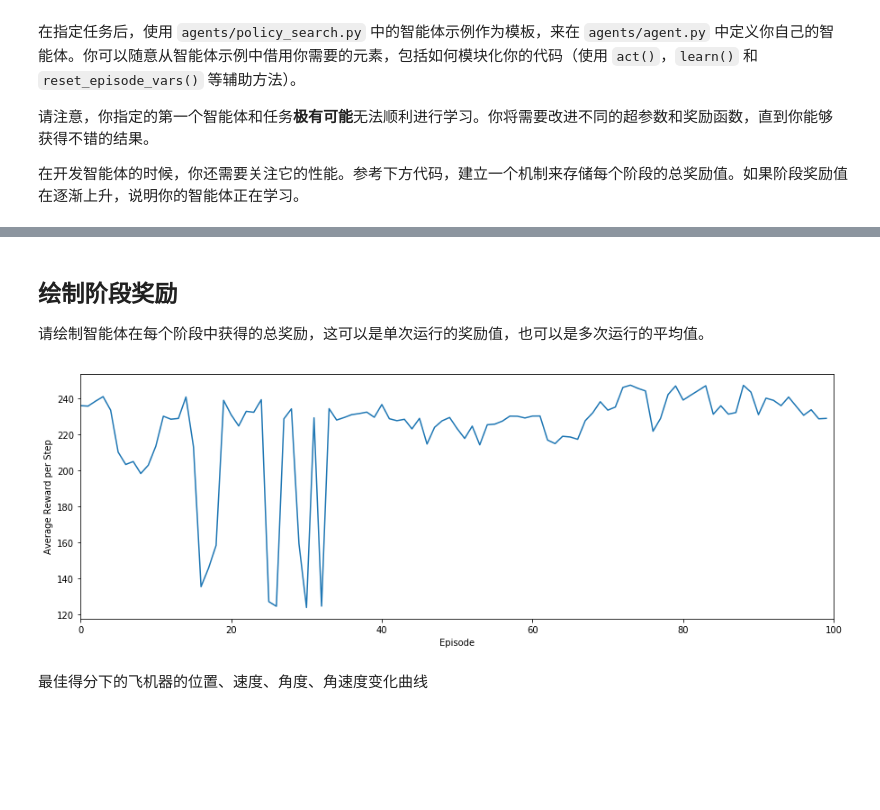
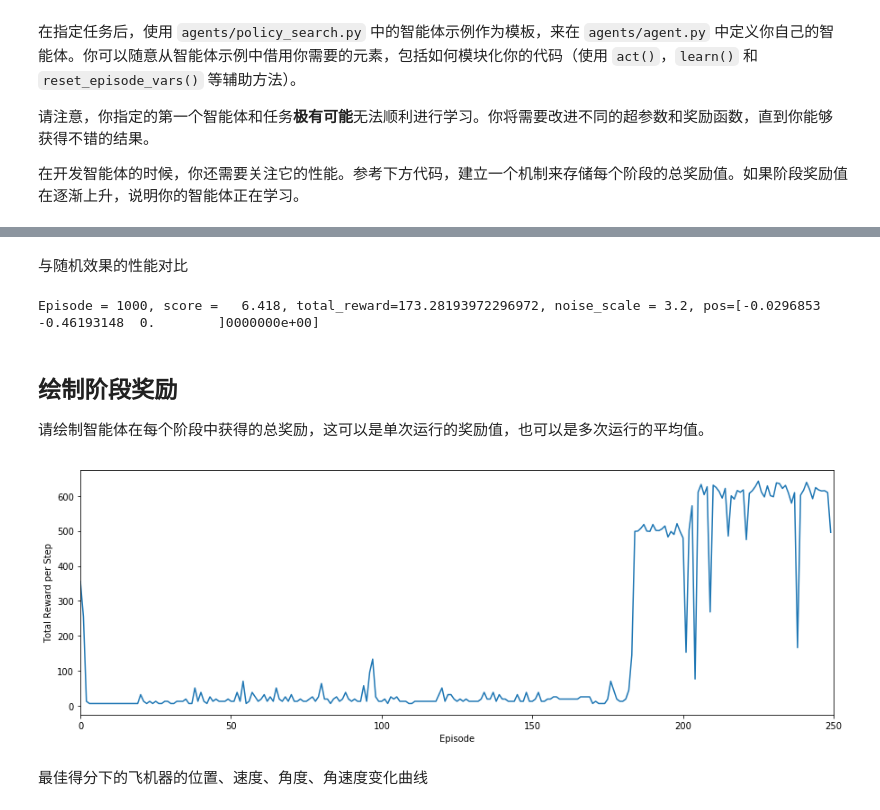
Before and after one commit to sevenhe716/cn-deep-learning, a Jupyter notebook: RL-Quadcopter-2/Quadcopter_Project.ipynb, the cells around one changed output, grey strips where cells are left out. Saved outputs shown, nothing was run; the diff lists cells and outputs as text; code cells hidden in the pictures; blank space fills up the shorter version.

```diff
--- a/RL-Quadcopter-2/Quadcopter_Project.ipynb
+++ b/RL-Quadcopter-2/Quadcopter_Project.ipynb
@@ -193,8 +190,9 @@ for i_episode in range(1, num_episodes+1):
         agent.step(reward, done)
         state = next_state
         if done:
-            print("\rEpisode = {:4d}, score = {:7.3f} (best = {:7.3f}), noise_scale = {}".format(
-                i_episode, agent.score, agent.best_score, agent.noise_scale), end="")  # [debug]
+#             agent.task.get_reward3(True)
+            print("\rEpisode = {:4d}, score = {:7.3f} (best = {:7.3f}), noise_scale = {}, pos={}".format(
+                i_episode, agent.score, agent.best_score, agent.noise_scale, agent.task.sim.pose[:3]), end="")  # [debug]
             break
     sys.stdout.flush()
 # %% [output]
@@ -312,3 +314,31 @@ last 10 episodes average score: 234.435
+# %% [markdown]
+与随机效果的性能对比
+# %%
+import sys
+import pandas as pd
+from agents.policy_search import PolicySearch_Agent
+from task import Task
+
+num_episodes = 1000
+target_pos = np.array([0., 0., 100.])
+task = Task(target_pos=target_pos)
+agent = PolicySearch_Agent(task)
+
+for i_episode in range(1, num_episodes+1):
+    state = agent.reset_episode() # start a new episode
+    while True:
+        action = agent.act(state)
+        next_state, reward, done = task.step5(action)
+        agent.step(reward, done)
+        state = next_state
+        if done:
+#             agent.task.get_reward3(True)
+            print("\rEpisode = {:4d}, score = {:7.3f}, total_reward={}, noise_scale = {}, pos={}".format(
+                i_episode, agent.score, agent.total_reward, agent.noise_scale, agent.task.sim.pose[:3]), end="")  # [debug]
+            break
+    sys.stdout.flush()
+# %% [output]
+Episode = 1000, score =   6.418, total_reward=173.28193972296972, noise_scale = 3.2, pos=[-0.0296853  -0.46193148  0.        ]0000000e+00]
 # %% [markdown]
 ## 绘制阶段奖励
 
@@ -316,16 +346,23 @@ last 10 episodes average score: 234.435
 # %%
 ## TODO: Plot the rewards.
 # 绘制平均奖励值曲线
-smooth = 20
+# plt.figure(figsize=(15,5))
+
+# plt.plot(scores, label='Avg Reward per Step')
+# plt.xlabel("Episode")
+# plt.ylabel('Average Reward per Step')
+# plt.xlim(0, len(scores))
+# plt.show()
+
 plt.figure(figsize=(15,5))
 
-plt.plot(scores, label='Avg Reward per Step')
+plt.plot(total_rewards, label='Total Reward per Step')
 plt.xlabel("Episode")
-plt.ylabel('Average Reward per Step')
-plt.xlim(0, len(scores))
+plt.ylabel('Total Reward per Step')
+plt.xlim(0, len(total_rewards))
 plt.show()
 # %% [output]
-[figure, old version]
+[figure, new version]
 # %% [markdown]
 最佳得分下的飞机器的位置、速度、角度、角速度变化曲线
 # %%
```
Also changed, not shown: parts of 11 cells of this notebook, 3 other files.
